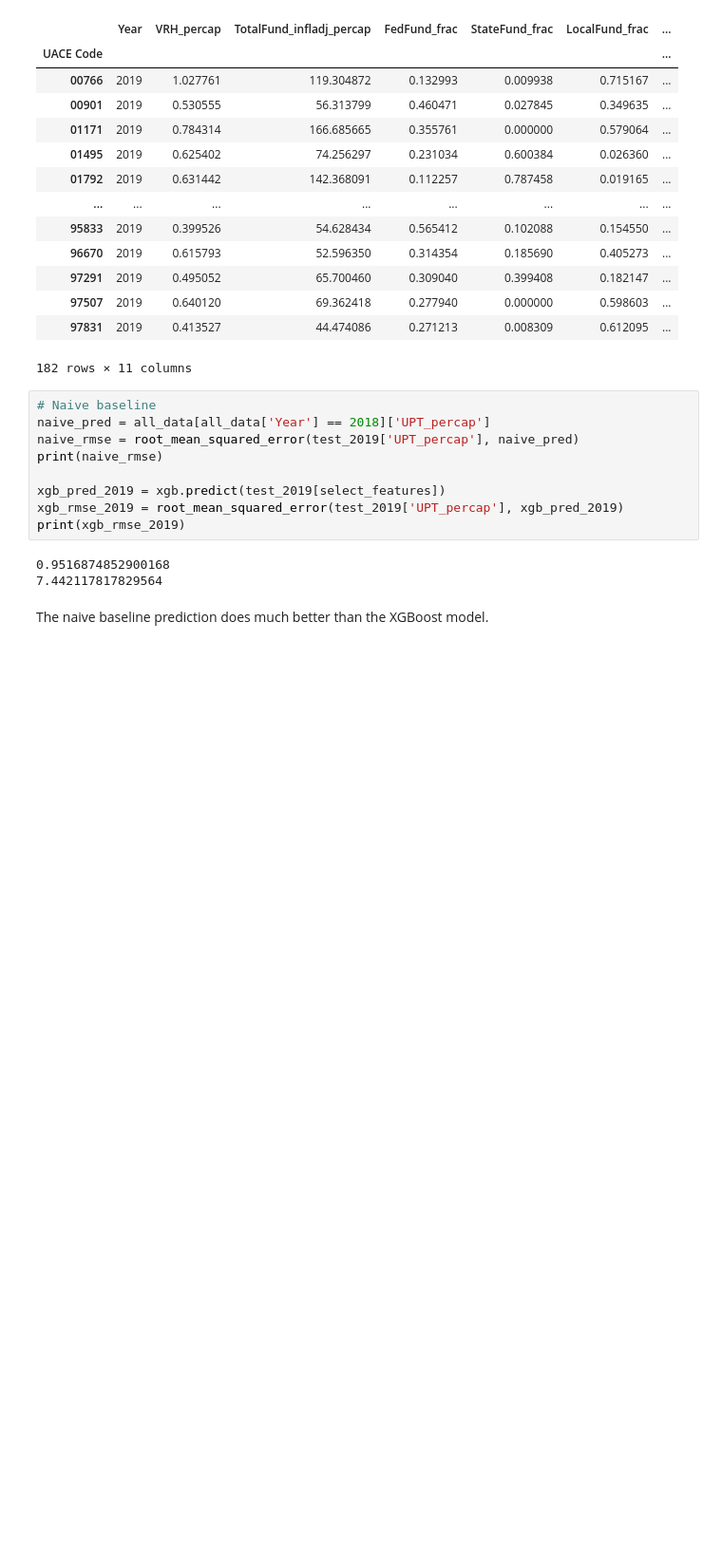
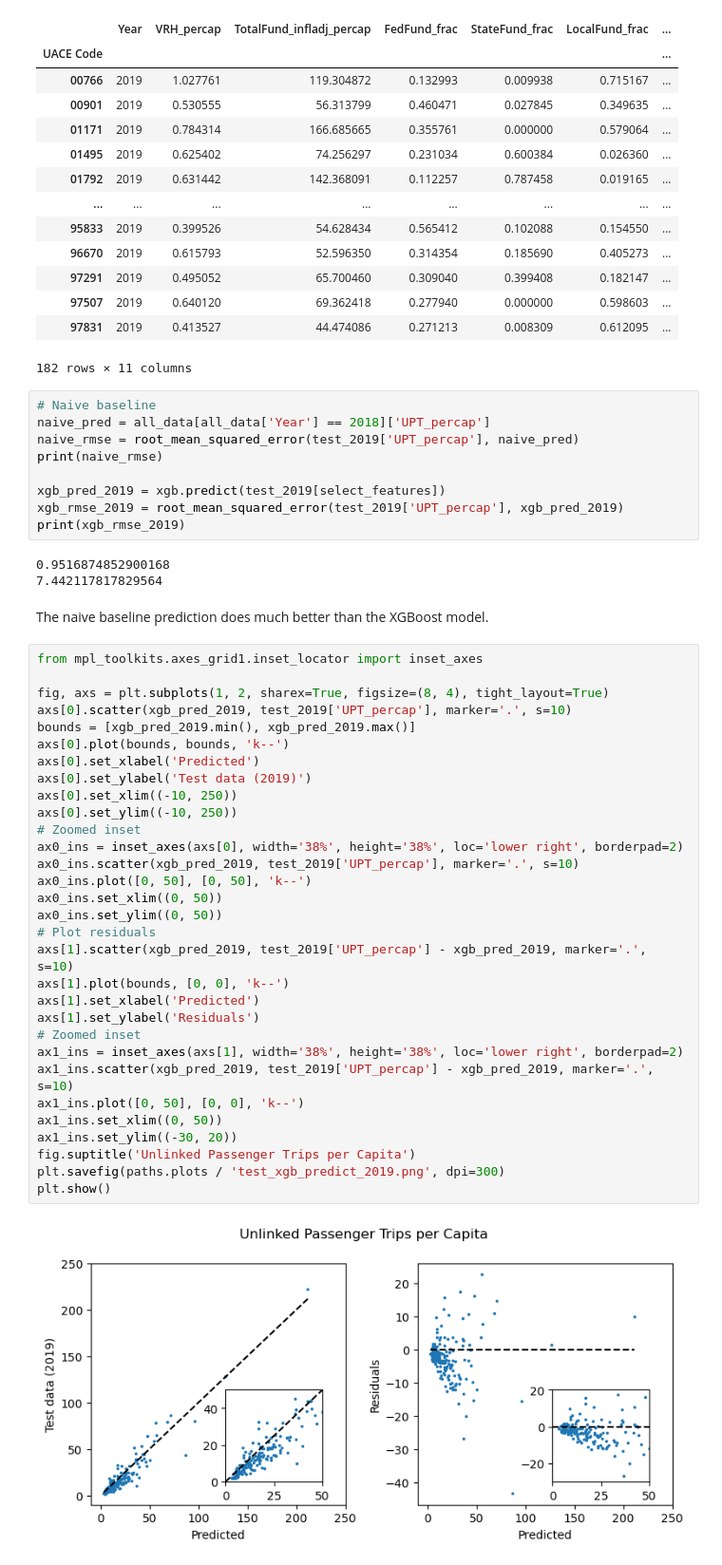
Before and after one commit to lodubay/transit-ridership, a Jupyter notebook: src/all_city_model.ipynb, the cells around one changed output. Shown at 95% size. Cells and saved outputs as stored; diff of their text form; blank space fills up the shorter version.

```diff
--- a/src/all_city_model.ipynb
+++ b/src/all_city_model.ipynb
@@ -514,6 +528,39 @@ print(xgb_rmse_2019)
 7.442117817829564
 # %% [markdown]
 The naive baseline prediction does much better than the XGBoost model.
+# %%
+from mpl_toolkits.axes_grid1.inset_locator import inset_axes
+
+fig, axs = plt.subplots(1, 2, sharex=True, figsize=(8, 4), tight_layout=True)
+axs[0].scatter(xgb_pred_2019, test_2019['UPT_percap'], marker='.', s=10)
+bounds = [xgb_pred_2019.min(), xgb_pred_2019.max()]
+axs[0].plot(bounds, bounds, 'k--')
+axs[0].set_xlabel('Predicted')
+axs[0].set_ylabel('Test data (2019)')
+axs[0].set_xlim((-10, 250))
+axs[0].set_ylim((-10, 250))
+# Zoomed inset
+ax0_ins = inset_axes(axs[0], width='38%', height='38%', loc='lower right', borderpad=2)
+ax0_ins.scatter(xgb_pred_2019, test_2019['UPT_percap'], marker='.', s=10)
+ax0_ins.plot([0, 50], [0, 50], 'k--')
+ax0_ins.set_xlim((0, 50))
+ax0_ins.set_ylim((0, 50))
+# Plot residuals
+axs[1].scatter(xgb_pred_2019, test_2019['UPT_percap'] - xgb_pred_2019, marker='.', s=10)
+axs[1].plot(bounds, [0, 0], 'k--')
+axs[1].set_xlabel('Predicted')
+axs[1].set_ylabel('Residuals')
+# Zoomed inset
+ax1_ins = inset_axes(axs[1], width='38%', height='38%', loc='lower right', borderpad=2)
+ax1_ins.scatter(xgb_pred_2019, test_2019['UPT_percap'] - xgb_pred_2019, marker='.', s=10)
+ax1_ins.plot([0, 50], [0, 0], 'k--')
+ax1_ins.set_xlim((0, 50))
+ax1_ins.set_ylim((-30, 20))
+fig.suptitle('Unlinked Passenger Trips per Capita')
+plt.savefig(paths.plots / 'test_xgb_predict_2019.png', dpi=300)
+plt.show()
+# %% [output]
+[figure, added]
 # %%
 fig, axs = plt.subplots(1, 2, sharex=True, figsize=(8, 4), tight_layout=True)
 test_2019_midx = test_2019.reset_index().set_index(['UACE Code', 'Year'])
```
Also changed, not shown: parts of 5 cells of this notebook, 3 other files.
